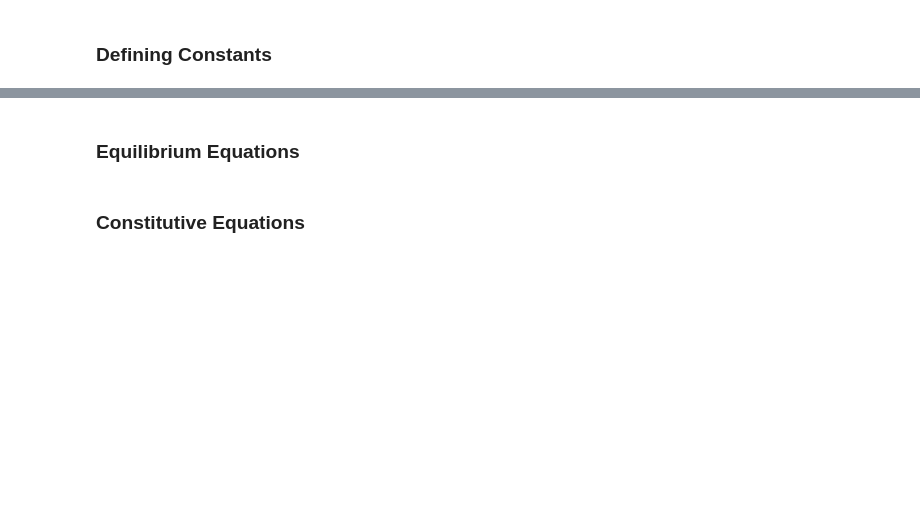
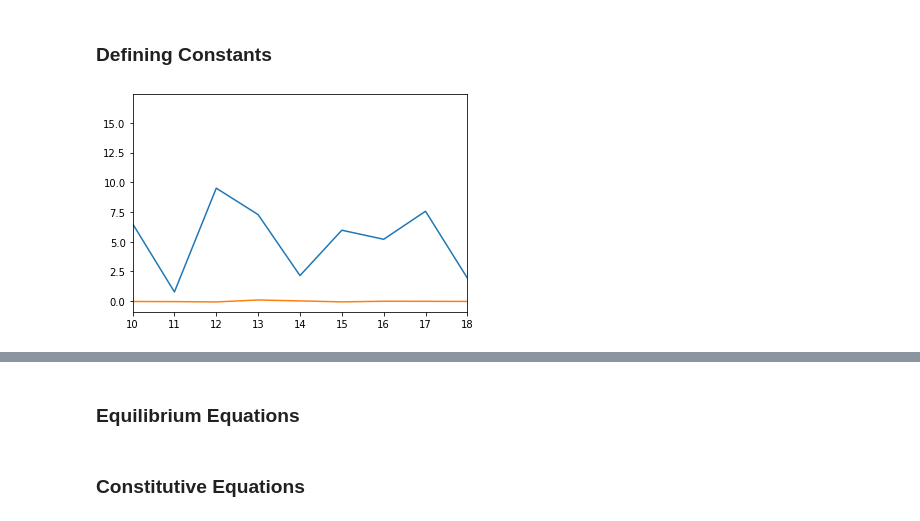
Before and after one commit to JakeVoon/ResearchProject, a Jupyter notebook: Cosserat/Inverse_Cosserat.ipynb, the cells around one changed output, grey strips where cells are left out. Saved outputs shown, nothing was run; the diff lists cells and outputs as text; code cells hidden in the pictures; blank space fills up the shorter version.

```diff
--- a/Cosserat/Inverse_Cosserat.ipynb
+++ b/Cosserat/Inverse_Cosserat.ipynb
@@ -32,3 +45,64 @@ def skew_symmetric(vector):
+# %%
+core2coreAngle = 120 # Angle between adjacent cores (degrees)
+core2centDist = 3.7e-5 # Distance from core to center (37um)
+StrainSensitivity = 0.784 # DOI: 10.1007/s13320-020-0579-0
+
+def single_core_strain(central_core_wave0,central_core_waves,wave0,waves,strain_sens):
+    term1_num = waves - wave0
+    term1_denom = strain_sens * wave0
+    term2_num = central_core_waves - central_core_wave0
+    term2_denom = strain_sens * central_core_wave0
+
+    core_strain = (term1_num/term1_denom) - (term2_num/term2_denom)
+
+    return core_strain
+
+def get_strain(wave0,waves,strain_sens):
+
+    change_in_strain = np.zeros((3,25))
+
+    wave0 = np.array(wave0)
+    waves = np.array(waves)
+
+    central_core_wave0 = wave0[25:50]
+    central_core_wave = waves[25:50]
+
+    change_in_strain[0,:] = single_core_strain(central_core_wave0,central_core_wave,waves[0:25],wave0[25:50],strain_sens)
+    change_in_strain[1,:] = single_core_strain(central_core_wave0,central_core_wave,waves[50:75],wave0[50:75],strain_sens)
+    change_in_strain[2,:] = single_core_strain(central_core_wave0,central_core_wave,waves[75:100],wave0[75:100],strain_sens)
+
+    return change_in_strain # 3 rows, each row is one of the cores
+
+def get_app_curvature(strain,r):
+
+    i_comp = 0
+    j_comp = 0
+
+    for n in range(3):
+        i_comp = i_comp + (strain[n,:]/r) * np.cos(np.deg2rad(120*n))
+        j_comp = j_comp + (strain[n,:]/r) * np.sin(np.deg2rad(120*n))
+
+    apparent_curvatures = np.array([-i_comp,-j_comp])
+
+    return apparent_curvatures # 2 rows, first row is i component and second row is j component
+
+strains = get_strain(wave0,wave_data,StrainSensitivity)
+apparent_curves = get_app_curvature(strains,core2centDist)
+
+a = apparent_curves[0,:]
+b = apparent_curves[1,:]
+
+curvature = 2 / 3 * ((a*a+b*b)**0.5)
+
+# print(a)
+# print(b)
+# print(curvature)
+# plt.plot(1/curvature)
+plt.plot(curvature)
+plt.plot(illumisense_curvatures)
+plt.xlim((10,18));
+# %% [output]
+[figure, added]
 # %%
 kappa = curvatures
 theta_b =
```
Also changed, not shown: parts of 4 cells of this notebook.
